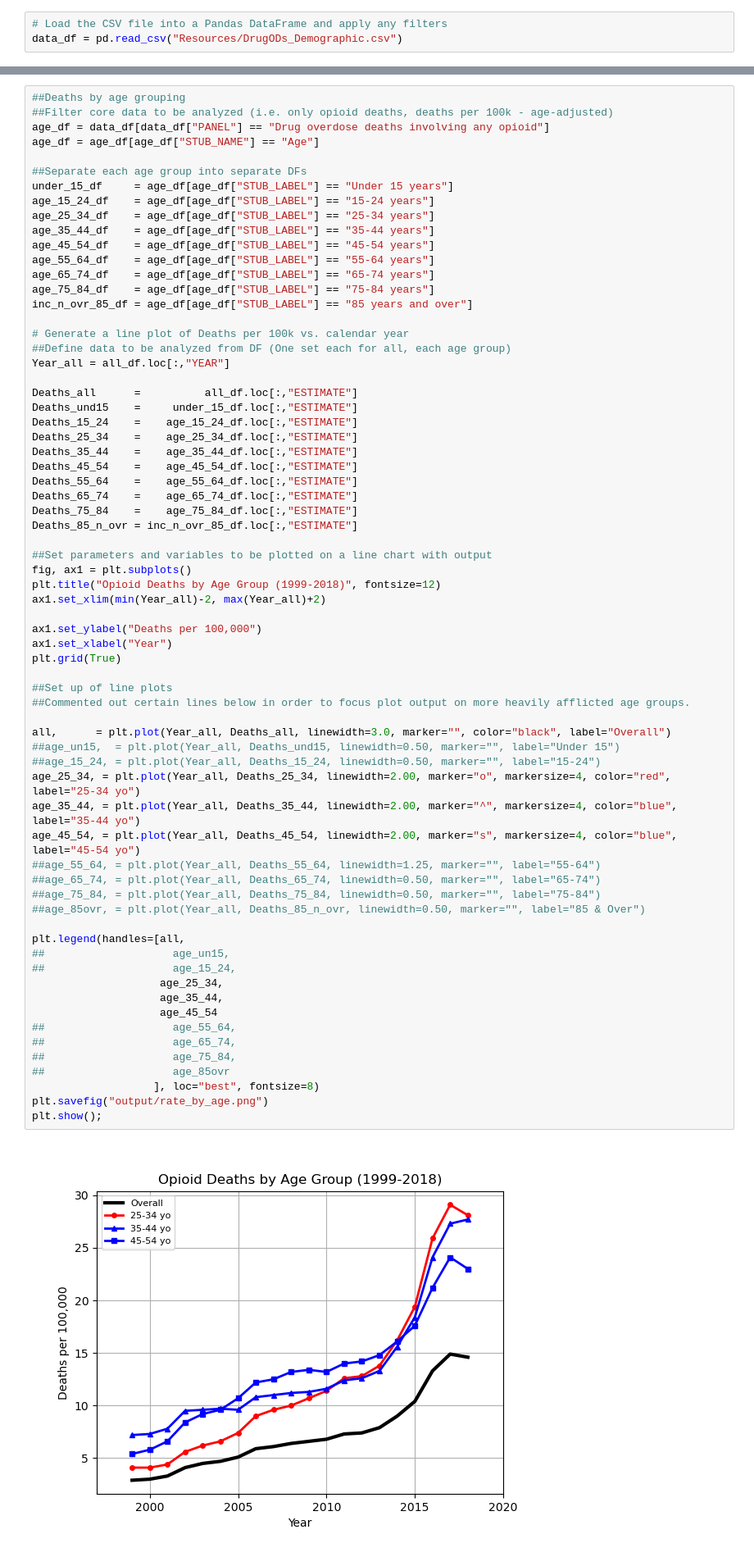
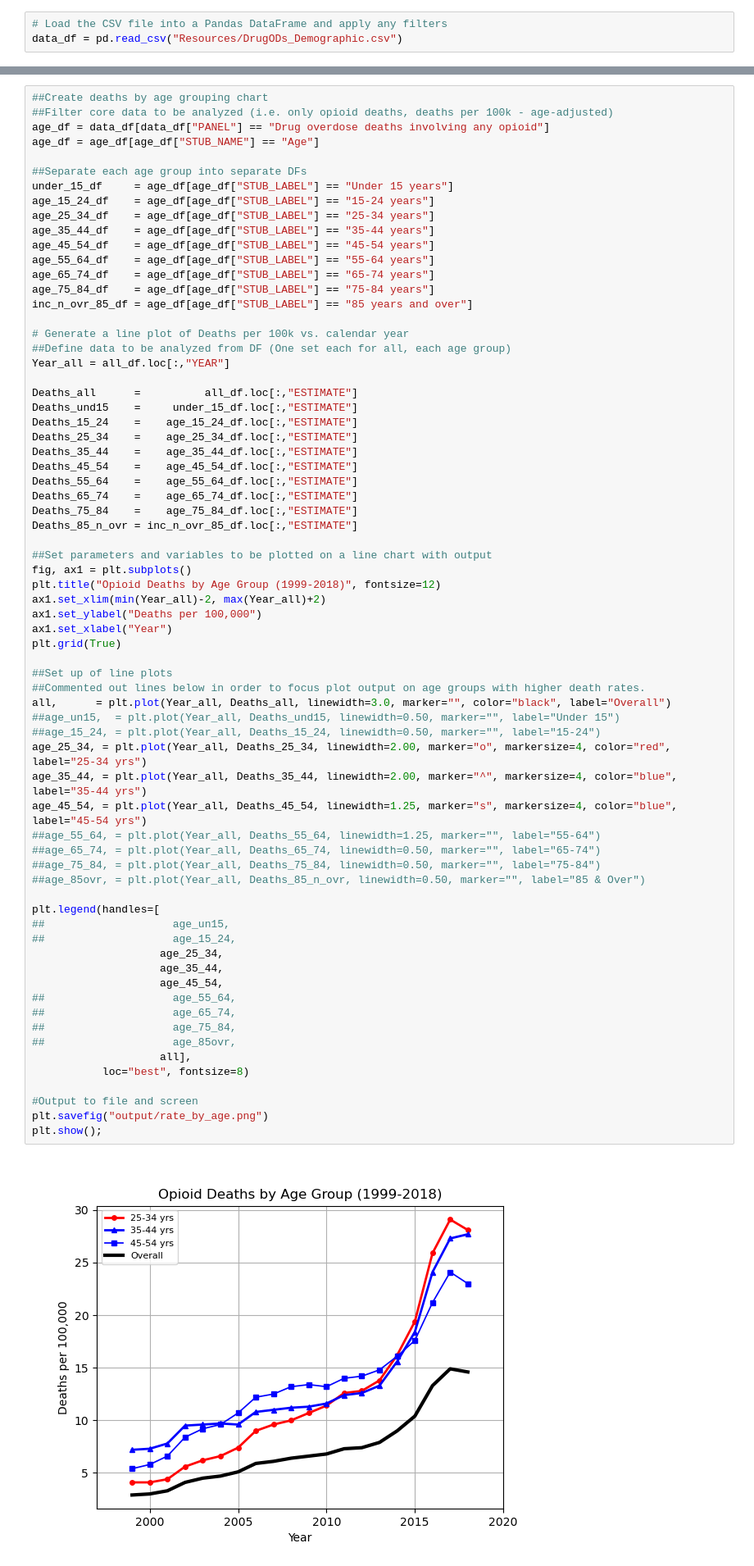
Before and after one commit to NefertitiM/Determinants-of-Opioid-Mortality, a Jupyter notebook: ProjectOne-AD.ipynb, the cells around one changed output, grey strips where cells are left out. Shown at 82% size. Saved outputs shown, nothing was run; the diff lists cells and outputs as text.

Commit message:
Updated notebook, chart outputs - 06.16

```diff
--- a/ProjectOne-AD.ipynb
+++ b/ProjectOne-AD.ipynb
@@ -103,7 +105,7 @@ By 2018, the ratio of men to women overdosing from opioids was 2.23.
 | Gender | All persons | Female | Male | All persons | Female | Male | All persons | Female | Male | ... |
 | Deaths per 100k | 2.9 | 1.4 | 4.3 | 4.7 | 3.1 | 6.3 | 6.6 | 4.6 | 8.7 | ... |
 # %%
-##Deaths by age grouping
+##Create deaths by age grouping chart
 ##Filter core data to be analyzed (i.e. only opioid deaths, deaths per 100k - age-adjusted)
 age_df = data_df[data_df["PANEL"] == "Drug overdose deaths involving any opioid"]
 age_df = age_df[age_df["STUB_NAME"] == "Age"]
@@ -134,41 +136,42 @@ Deaths_65_74    =    age_65_74_df.loc[:,"ESTIMATE"]
 Deaths_75_84    =    age_75_84_df.loc[:,"ESTIMATE"]
 Deaths_85_n_ovr = inc_n_ovr_85_df.loc[:,"ESTIMATE"]
 
 ##Set parameters and variables to be plotted on a line chart with output
 fig, ax1 = plt.subplots()
 plt.title("Opioid Deaths by Age Group (1999-2018)", fontsize=12)
 ax1.set_xlim(min(Year_all)-2, max(Year_all)+2)
-
 ax1.set_ylabel("Deaths per 100,000")
 ax1.set_xlabel("Year")
 plt.grid(True)
 
 ##Set up of line plots
-##Commented out certain lines below in order to focus plot output on more heavily afflicted age groups.
-
+##Commented out lines below in order to focus plot output on age groups with higher death rates.
 all,      = plt.plot(Year_all, Deaths_all, linewidth=3.0, marker="", color="black", label="Overall")
 ##age_un15,  = plt.plot(Year_all, Deaths_und15, linewidth=0.50, marker="", label="Under 15")
 ##age_15_24, = plt.plot(Year_all, Deaths_15_24, linewidth=0.50, marker="", label="15-24")
-age_25_34, = plt.plot(Year_all, Deaths_25_34, linewidth=2.00, marker="o", markersize=4, color="red", label="25-34 yo")
-age_35_44, = plt.plot(Year_all, Deaths_35_44, linewidth=2.00, marker="^", markersize=4, color="blue", label="35-44 yo")
-age_45_54, = plt.plot(Year_all, Deaths_45_54, linewidth=2.00, marker="s", markersize=4, color="blue", label="45-54 yo")
+age_25_34, = plt.plot(Year_all, Deaths_25_34, linewidth=2.00, marker="o", markersize=4, color="red", label="25-34 yrs")
+age_35_44, = plt.plot(Year_all, Deaths_35_44, linewidth=2.00, marker="^", markersize=4, color="blue", label="35-44 yrs")
+age_45_54, = plt.plot(Year_all, Deaths_45_54, linewidth=1.25, marker="s", markersize=4, color="blue", label="45-54 yrs")
 ##age_55_64, = plt.plot(Year_all, Deaths_55_64, linewidth=1.25, marker="", label="55-64")
 ##age_65_74, = plt.plot(Year_all, Deaths_65_74, linewidth=0.50, marker="", label="65-74")
 ##age_75_84, = plt.plot(Year_all, Deaths_75_84, linewidth=0.50, marker="", label="75-84")
 ##age_85ovr, = plt.plot(Year_all, Deaths_85_n_ovr, linewidth=0.50, marker="", label="85 & Over")
 
-plt.legend(handles=[all,
+plt.legend(handles=[
 ##                    age_un15,
 ##                    age_15_24,
                     age_25_34,
                     age_35_44,
-                    age_45_54
+                    age_45_54,
 ##                    age_55_64,
 ##                    age_65_74,
 ##                    age_75_84,
-##                    age_85ovr
-                   ], loc="best", fontsize=8)
+##                    age_85ovr,
+                    all],
+           loc="best", fontsize=8)
+
+#Output to file and screen
 plt.savefig("output/rate_by_age.png")
 plt.show();
 # %% [output]
-[figure, old version]
+[figure, new version]
```
Also changed, not shown: parts of 5 cells of this notebook, 1 other file.
